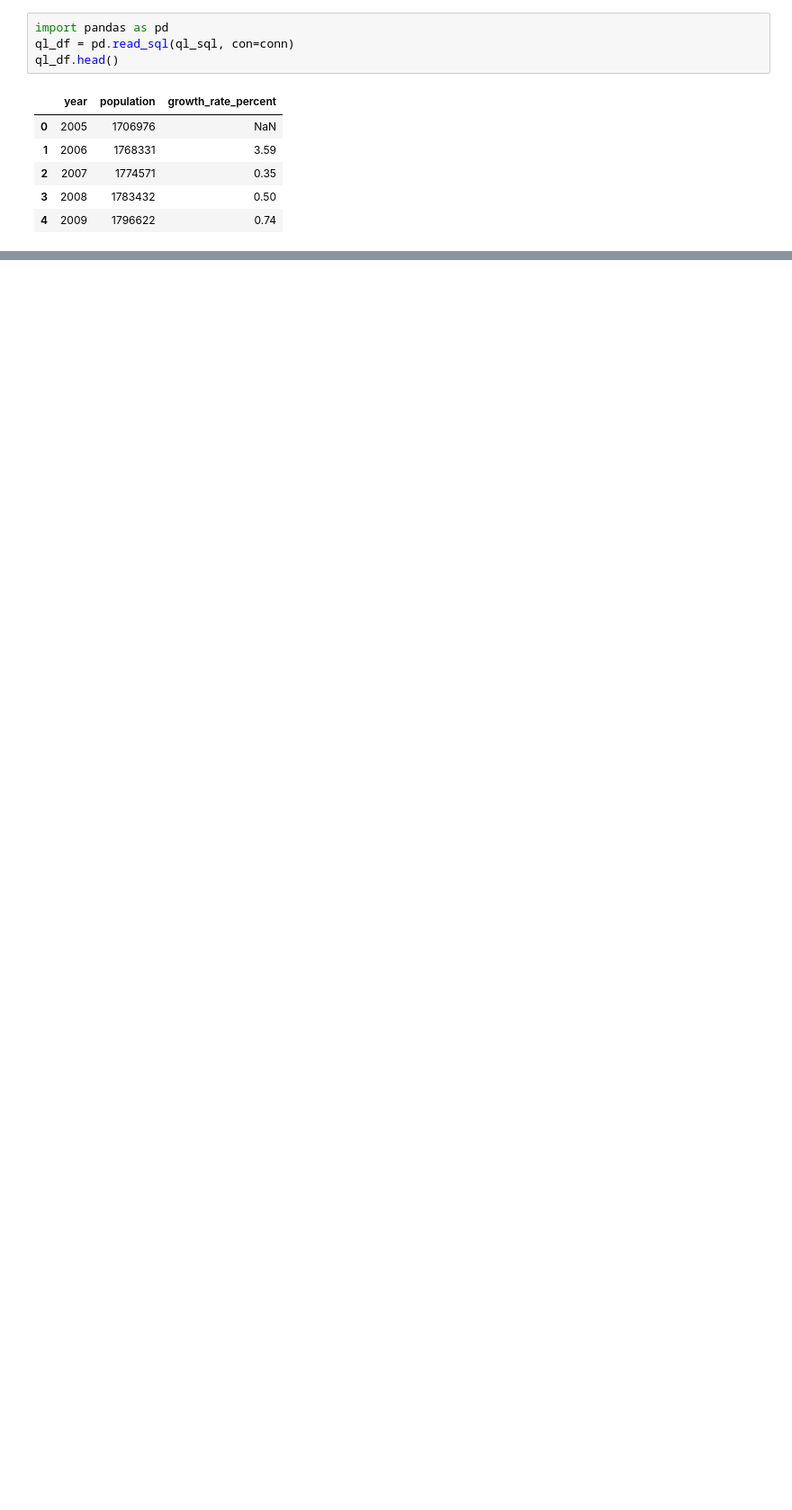
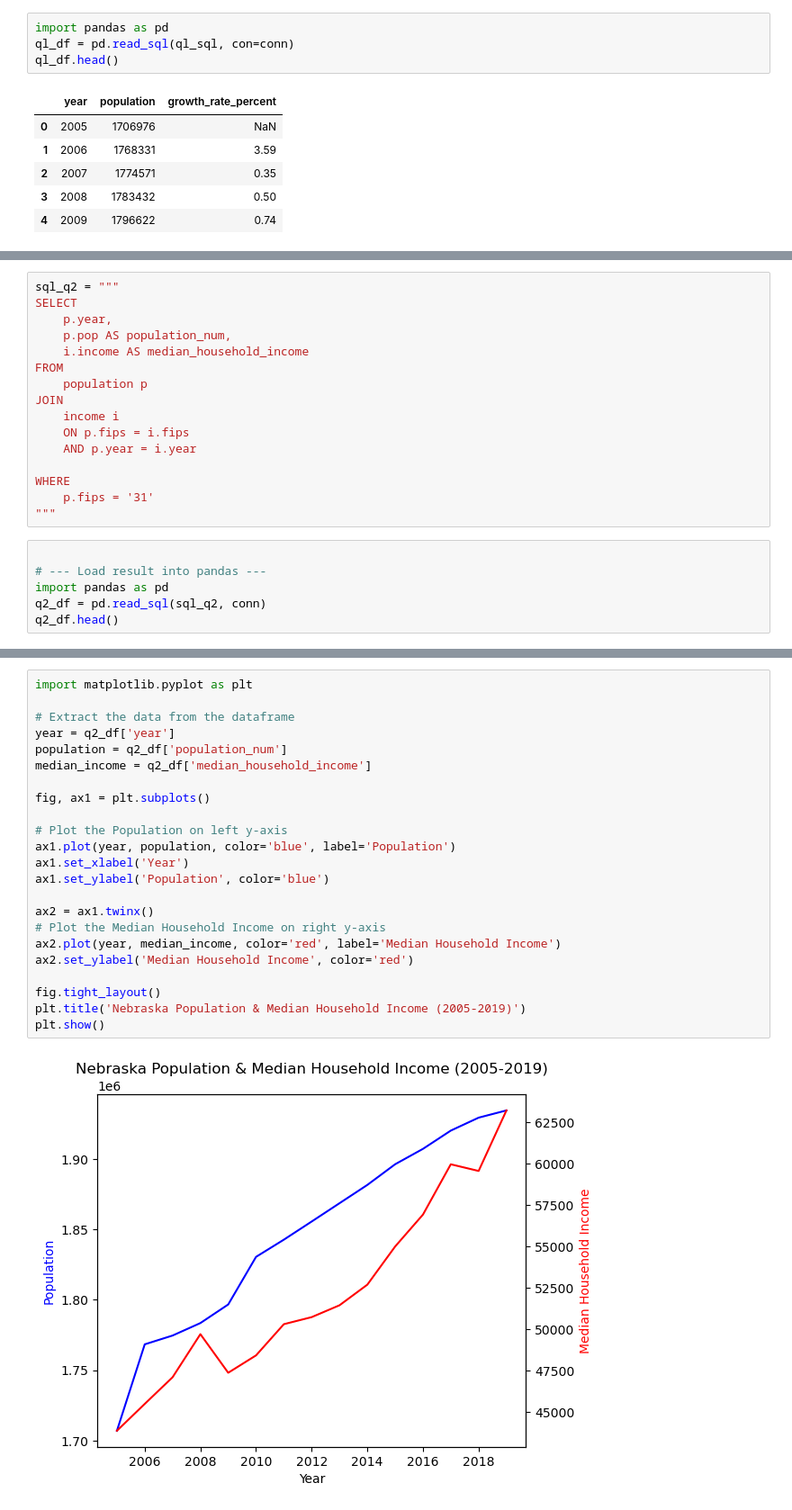
Before and after one commit to porte2ax/IA340-1, a Jupyter notebook: lab6.ipynb, the cells around one changed output, grey strips where cells are left out. Shown at 90% size. Cells and saved outputs as stored; diff of their text form; blank space fills up the shorter version.

```diff
--- a/lab6.ipynb
+++ b/lab6.ipynb
@@ -97,0 +140,22 @@ Please specify it via `%env OPENAI_API_KEY=token`.
+# %%
+sql_q2 = """
+SELECT
+    p.year,
+    p.pop AS population_num,
+    i.income AS median_household_income
+FROM
+    population p
+JOIN
+    income i
+    ON p.fips = i.fips
+    AND p.year = i.year
+
+WHERE
+    p.fips = '31'
+"""
+# %%
+
+# --- Load result into pandas ---
+import pandas as pd
+q2_df = pd.read_sql(sql_q2, conn)
+q2_df.head()
@@ -97,0 +179,25 @@ Please specify it via `%env OPENAI_API_KEY=token`.
+# %%
+import matplotlib.pyplot as plt
+
+# Extract the data from the dataframe
+year = q2_df['year']
+population = q2_df['population_num']
+median_income = q2_df['median_household_income']
+
+fig, ax1 = plt.subplots()
+
+# Plot the Population on left y-axis
+ax1.plot(year, population, color='blue', label='Population')
+ax1.set_xlabel('Year')
+ax1.set_ylabel('Population', color='blue')
+
+ax2 = ax1.twinx()
+# Plot the Median Household Income on right y-axis
+ax2.plot(year, median_income, color='red', label='Median Household Income')
+ax2.set_ylabel('Median Household Income', color='red')
+
+fig.tight_layout()
+plt.title('Nebraska Population & Median Household Income (2005-2019)')
+plt.show()
+# %% [output]
+[figure, added]
```
Also changed, not shown: parts of 21 cells of this notebook.
